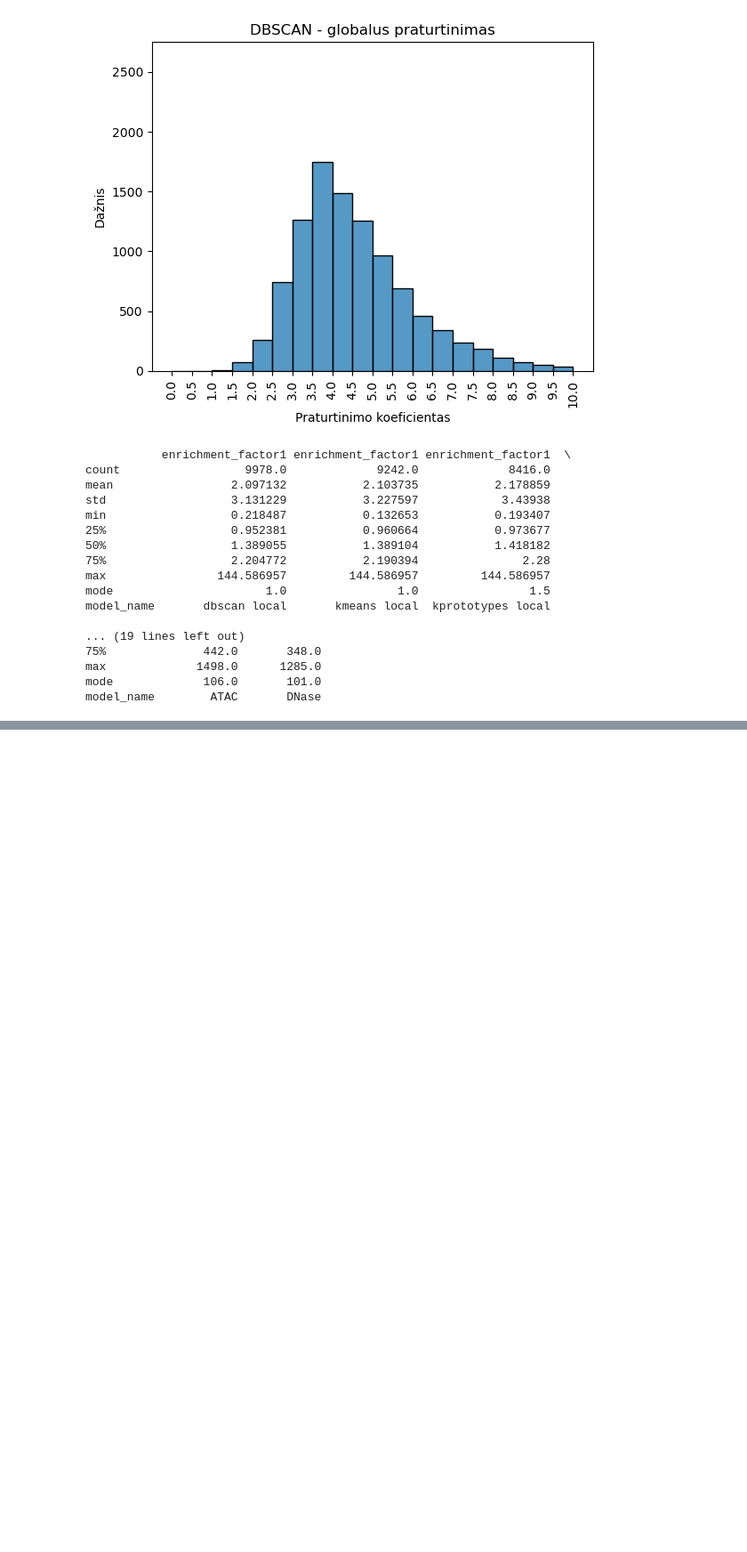
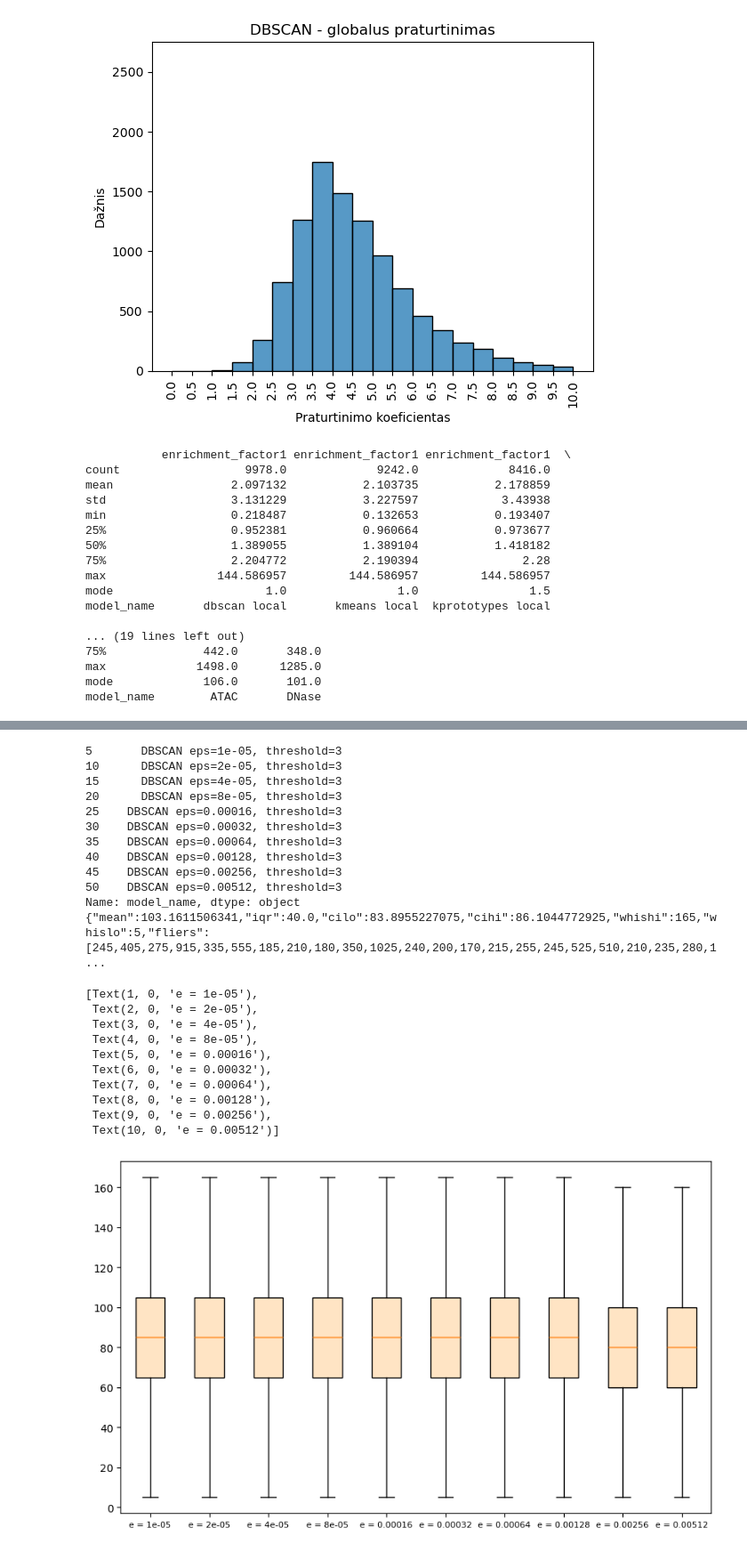
Before and after one commit to lu-kup/bio-baigiamasis, a Jupyter notebook: scripts/diagrams.ipynb, the cells around one changed output, grey strips where cells are left out. Shown at 89% size. Drawn from its saved outputs; the diff is of its cells as text; code cells hidden in the pictures; blank space fills up the shorter version.

```diff
--- a/scripts/diagrams.ipynb
+++ b/scripts/diagrams.ipynb
@@ -303,0 +395,43 @@ model_name        ATAC       DNase
+# %%
+evaluations = pd.read_csv('../outputs/zresults_dbscan.tsv', sep='\t')
+s_three = evaluations.iloc[[5, 10,15,20,25,30,35,40,45,50],:]
+print(s_three['model_name'])
+boxes = list(s_three['boxplot_json'])
+print(boxes[1])
+
+# Parse JSON data into a list of dictionaries
+box_data = [json.loads(box) for box in boxes]
+
+fig, ax = plt.subplots(figsize=(10, 6))  # Adjust size as needed
+
+ax.bxp(box_data, patch_artist=True, showfliers=False, boxprops={'facecolor': 'bisque'})
+
+ax.set_xticklabels(
+['e = 1e-05', 'e = 2e-05', 'e = 4e-05', 'e = 8e-05',
+ 'e = 0.00016', 'e = 0.00032', 'e = 0.00064',
+ 'e = 0.00128', 'e = 0.00256', 'e = 0.00512'], fontsize=8
+)
+# %% [output]
+5       DBSCAN eps=1e-05, threshold=3
+10      DBSCAN eps=2e-05, threshold=3
+15      DBSCAN eps=4e-05, threshold=3
+20      DBSCAN eps=8e-05, threshold=3
+25    DBSCAN eps=0.00016, threshold=3
+30    DBSCAN eps=0.00032, threshold=3
+35    DBSCAN eps=0.00064, threshold=3
+40    DBSCAN eps=0.00128, threshold=3
+45    DBSCAN eps=0.00256, threshold=3
+50    DBSCAN eps=0.00512, threshold=3
+Name: model_name, dtype: object
+{"mean":103.1611506341,"iqr":40.0,"cilo":83.8955227075,"cihi":86.1044772925,"whishi":165,"whislo":5,"fliers":[245,405,275,915,335,555,185,210,180,350,1025,240,200,170,215,255,245,525,510,210,235,280,1 ...
+[Text(1, 0, 'e = 1e-05'),
+ Text(2, 0, 'e = 2e-05'),
+ Text(3, 0, 'e = 4e-05'),
+ Text(4, 0, 'e = 8e-05'),
+ Text(5, 0, 'e = 0.00016'),
+ Text(6, 0, 'e = 0.00032'),
+ Text(7, 0, 'e = 0.00064'),
+ Text(8, 0, 'e = 0.00128'),
+ Text(9, 0, 'e = 0.00256'),
+ Text(10, 0, 'e = 0.00512')]
+[figure, added]
```
Also changed, not shown: parts of 7 cells of this notebook, 1 other file.
